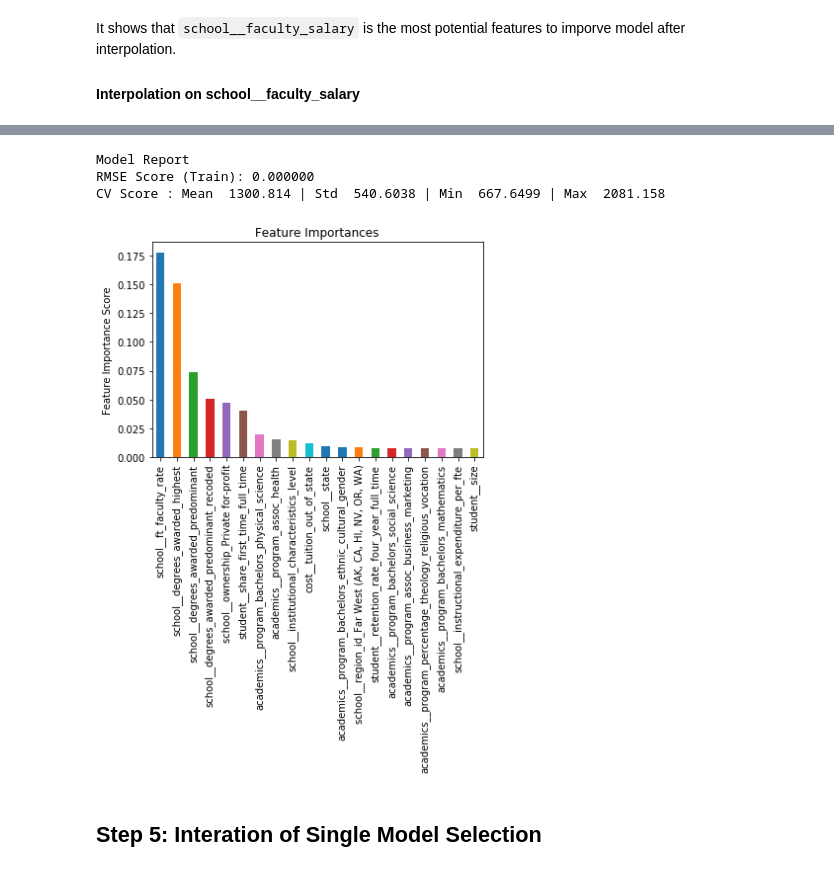
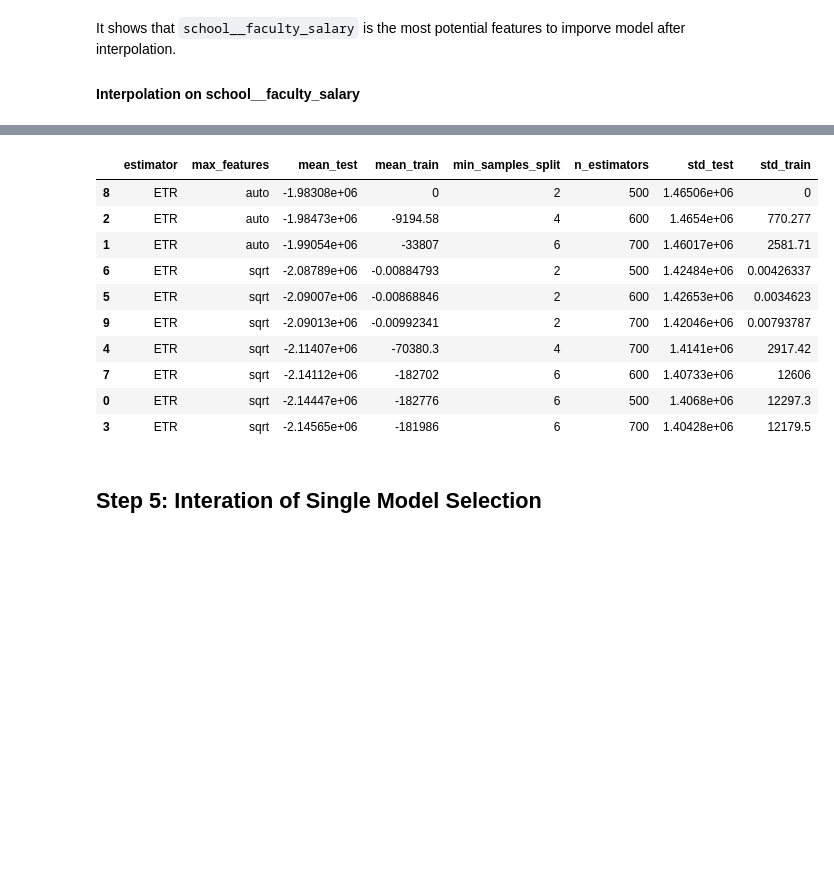
Before and after one commit to YestinYang/Learning-Path, a Jupyter notebook: Projects/MS_Predict Student Earnings/Predict_Student_Earnings.ipynb, the cells around one changed output, grey strips where cells are left out. Cells and saved outputs as stored; diff of their text form; code cells hidden in the pictures; blank space fills up the shorter version.

```diff
--- a/Projects/MS_Predict Student Earnings/Predict_Student_Earnings.ipynb
+++ b/Projects/MS_Predict Student Earnings/Predict_Student_Earnings.ipynb
@@ -437,0 +491,14 @@ salary_pred = X_conc_EDA.iloc[pred_rows].copy()
+# %%
+##### Define search space for fine search #####
+models2 = {
+    'ETR': ExtraTreesRegressor(),
+}
+
+params2 = {
+    'ETR': {'n_estimators':[500, 600, 700],
+            'max_features':['sqrt', 'auto'],
+            'min_samples_split':[2,4,6]},
+}
+# %%
+estm2 = EstimatorSelectionHelper(models2,params2)
+estm2.fit(salary_train[predictor], salary_train.school__faculty_salary, n_iter=10, cv=5, n_jobs=-1, verbose=2)
@@ -438,13 +510,22 @@ salary_pred = X_conc_EDA.iloc[pred_rows].copy()
+# %%
+estm2.score_summary()
+# %% [output]
+|  | estimator | max_features | mean_test | mean_train | min_samples_split | n_estimators | std_test | std_train |
+| 8 | ETR | auto | -1.98308e+06 | 0 | 2 | 500 | 1.46506e+06 | 0 |
+| 2 | ETR | auto | -1.98473e+06 | -9194.58 | 4 | 600 | 1.4654e+06 | 770.277 |
+| 1 | ETR | auto | -1.99054e+06 | -33807 | 6 | 700 | 1.46017e+06 | 2581.71 |
+| 6 | ETR | sqrt | -2.08789e+06 | -0.00884793 | 2 | 500 | 1.42484e+06 | 0.00426337 |
+| 5 | ETR | sqrt | -2.09007e+06 | -0.00868846 | 2 | 600 | 1.42653e+06 | 0.0034623 |
+| 9 | ETR | sqrt | -2.09013e+06 | -0.00992341 | 2 | 700 | 1.42046e+06 | 0.00793787 |
+| 4 | ETR | sqrt | -2.11407e+06 | -70380.3 | 4 | 700 | 1.4141e+06 | 2917.42 |
+| 7 | ETR | sqrt | -2.14112e+06 | -182702 | 6 | 600 | 1.40733e+06 | 12606 |
+| 0 | ETR | sqrt | -2.14447e+06 | -182776 | 6 | 500 | 1.4068e+06 | 12297.3 |
+| 3 | ETR | sqrt | -2.14565e+06 | -181986 | 6 | 700 | 1.40428e+06 | 12179.5 |
 # %%
-from sklearn.ensemble import ExtraTreesRegressor
-para = {'n_estimators':600, 'random_state':736283, 'max_depth':None, 'max_features':None, 'min_samples_split':2, 'n_jobs':-1}
-clf_benchmark = ExtraTreesRegressor(**para)
-modelfit(clf_benchmark, salary_train[predictor], salary_train.school__faculty_salary)
+# from sklearn.ensemble import ExtraTreesRegressor
+# para = {'n_estimators':600, 'random_state':736283, 'max_depth':None, 'max_features':None, 'min_samples_split':2, 'n_jobs':-1}
+# clf_benchmark = ExtraTreesRegressor(**para)
+# modelfit(clf_benchmark, salary_train[predictor], salary_train.school__faculty_salary)
-# %% [output]
-Model Report
-RMSE Score (Train): 0.000000
-CV Score : Mean  1300.814 | Std  540.6038 | Min  667.6499 | Max  2081.158
-[figure, removed]
 # %% [markdown]
 ## Step 5: Interation of Single Model Selection
 # %% [markdown]
```
Also changed, not shown: parts of 13 cells of this notebook.
